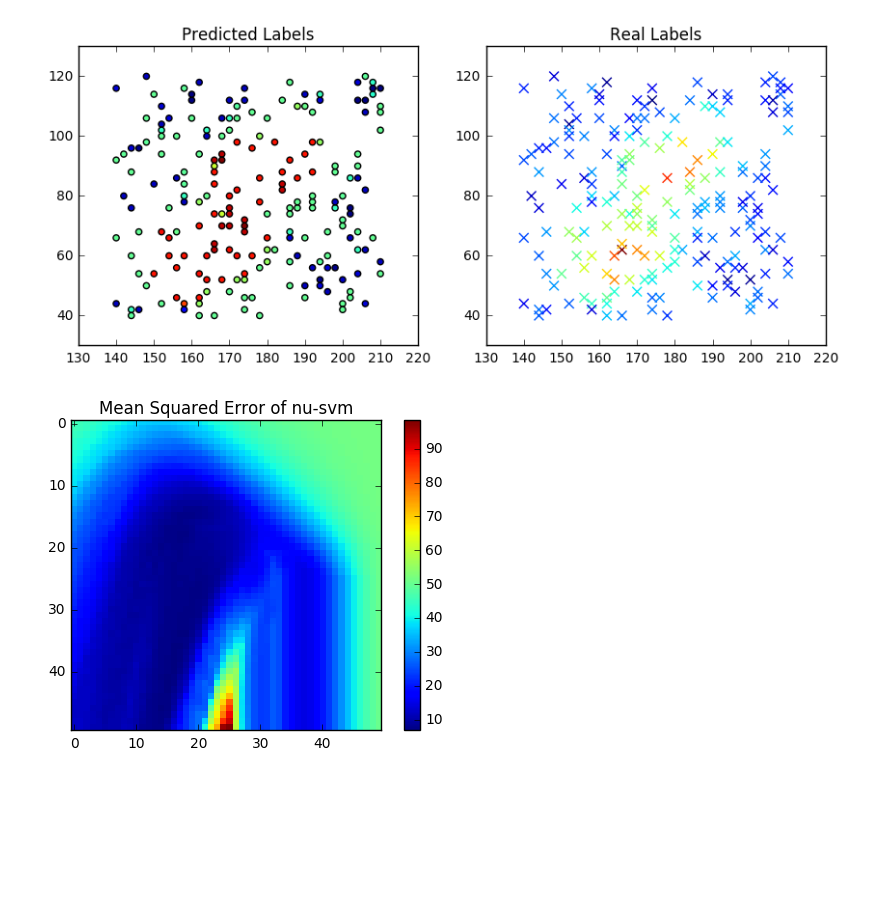
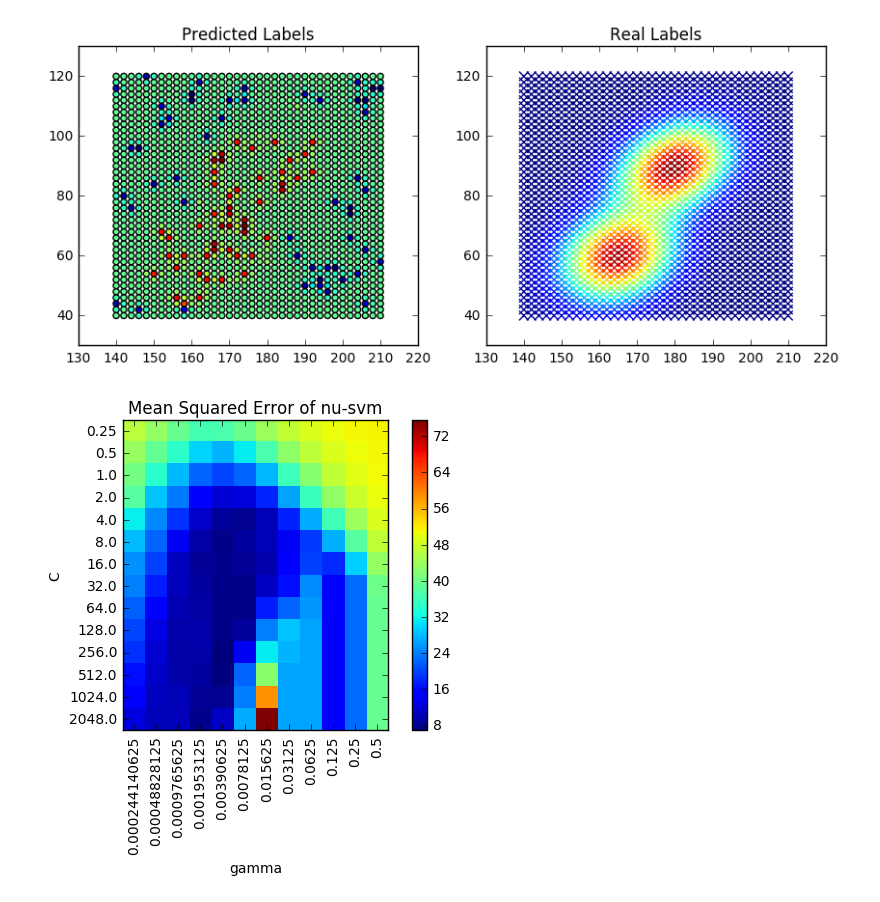
Before and after one commit to muellerfelix/mi-hw-1617, a Jupyter notebook: hw-9/mi-hw-9.ipynb, the cells around one changed output. Drawn from its saved outputs; the diff is of its cells as text; code cells hidden in the pictures; blank space fills up the shorter version.

```diff
--- a/hw-9/mi-hw-9.ipynb
+++ b/hw-9/mi-hw-9.ipynb
@@ -27,20 +27,20 @@ nsvm = svm.NuSVR(kernel='rbf',nu=0.5)
 nsvm.fit(X,Y)
 
 #predict
-pred_y = nsvm.predict(X)
+pred_y = nsvm.predict(Xvalid)
 pred_y.astype(int)
 
 fig = plt.figure()
 fig.set_size_inches(10,4)
 plt.subplot(121)
-plt.scatter(X[:,0],X[:,1], c=pred_y )
+plt.scatter(Xvalid[:,0],Xvalid[:,1], c=pred_y )
 plt.title('Predicted Labels')
 plt.subplot(122)
 plt.scatter(Xvalid[:,0],Xvalid[:,1], c=Yvalid, marker = 'x', s = 50 )
 plt.title('Real Labels')
 plt.show()
 # %% [output]
-[figure, old version]
+[figure, new version]
 # %%
 def cross_valid(X, y, g,c, n_folds=10, nu=0.5):
     '''
@@ -83,23 +83,26 @@ def cross_valid(X, y, g,c, n_folds=10, nu=0.5):
 
     return np.min(rates)
 # %%
-C = np.logspace(-2, 12, base = 2)
-gamma = np.logspace(-12, 0,base = 2)
-
+C = 2.**np.arange(-2,12,1)
+gamma = 2.** np.arange(-12,0,1)
 nu = 0.5
 
 mse = np.zeros((gamma.shape[0],C.shape[0]))
 
 for j,g in enumerate(gamma):
     for i, c in enumerate(C):
-        mse[i][j] = cross_valid(X,Y,g,c)
+        mse[j][i] = cross_valid(X,Y,g,c)
 # %%
-plt.imshow(mse, interpolation='nearest')
+plt.imshow(mse.T, interpolation='nearest')
 plt.colorbar()
 plt.title("Mean Squared Error of nu-svm")
+plt.xlabel("gamma")
+plt.ylabel("C")
+plt.xticks(np.arange(gamma.shape[0]),gamma, rotation = "vertical")
+plt.yticks(np.arange(C.shape[0]),C, rotation = "horizontal")
 plt.show()
 # %% [output]
-[figure, old version]
+[figure, new version]
 # %%
 # find best combination of C and gamma
 idx_g, idx_c = (np.unravel_index(mse.argmin(), mse.shape))
```
Also changed, not shown: parts of 2 cells of this notebook.
